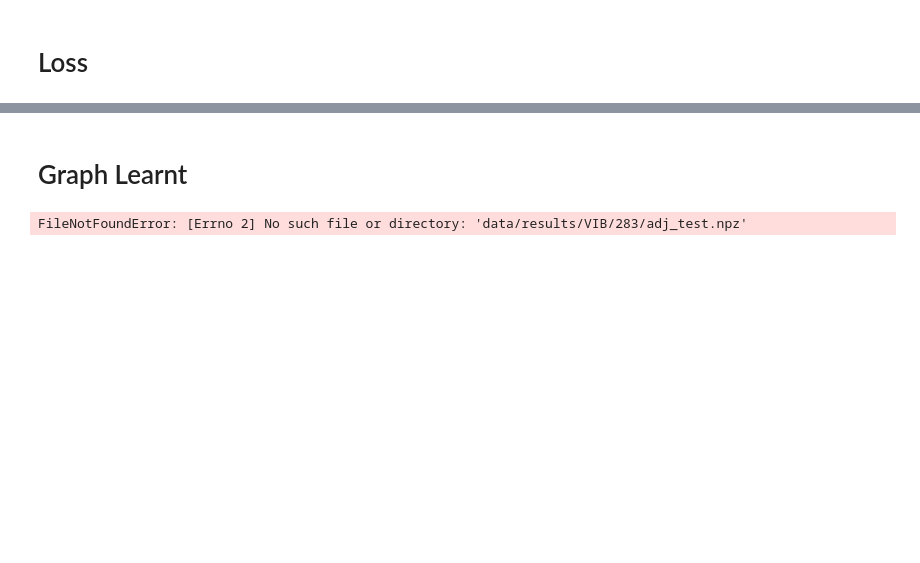
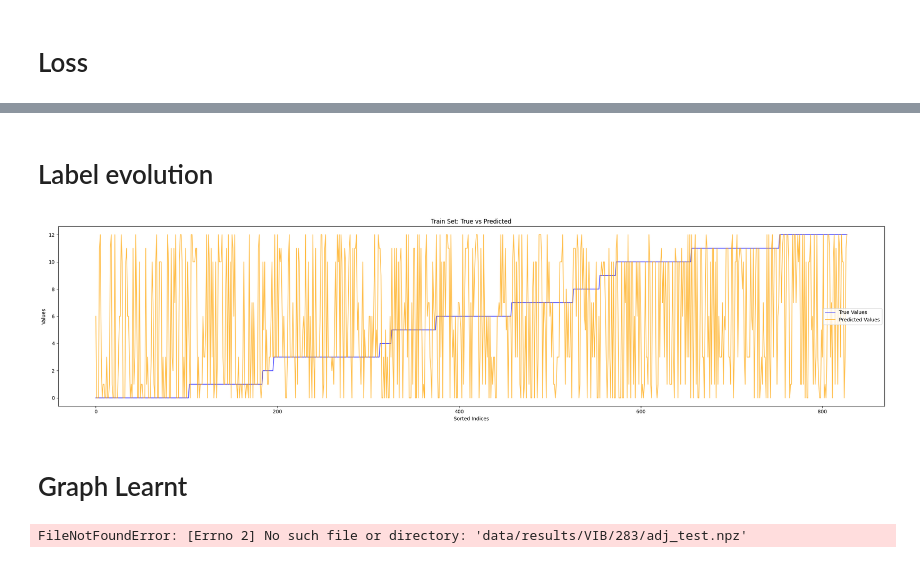
Before and after one commit to CS-433/ml-project-2-zenconvolutionalgraph, a Jupyter notebook: VIB/interpretation_VIB.ipynb, the cells around one changed output, grey strips where cells are left out. Saved outputs shown, nothing was run; the diff lists cells and outputs as text; code cells hidden in the pictures; blank space fills up the shorter version.

```diff
--- a/VIB/interpretation_VIB.ipynb
+++ b/VIB/interpretation_VIB.ipynb
@@ -524,3 +524,44 @@ plt.show()
+# %% [markdown]
+# Label evolution
+# %%
+y_pred_train = np.array(results_dict["pred_y_train"])  # Convert to NumPy array if necessary
+y_true_train = np.array(results_dict["y_train"])      # Convert to NumPy array if necessary
+y_pred_test = np.array(results_dict["pred_y_test"])   # Convert to NumPy array if necessary
+y_true_test = np.array(results_dict["y_test"])        # Convert to NumPy array if necessary
+
+# Sort true values and corresponding predictions
+sorted_indices_train = np.argsort(y_true_train)
+y_true_train_sorted = y_true_train[sorted_indices_train]
+y_pred_train_sorted = y_pred_train[sorted_indices_train]
+
+sorted_indices_test = np.argsort(y_true_test)
+y_true_test_sorted = y_true_test[sorted_indices_test]
+y_pred_test_sorted = y_pred_test[sorted_indices_test]
+
+# Create a figure with two subplots (2 rows, 2 columns)
+fig, axes = plt.subplots( figsize=(24, 6))
+
+# Plot for training set
+axes.plot(range(len(y_true_train_sorted)), y_true_train_sorted, label="True Values", color='blue', alpha=0.7)
+axes.plot(range(len(y_pred_train_sorted)), y_pred_train_sorted, label="Predicted Values", color='orange', alpha=0.7)
+axes.set_title("Train Set: True vs Predicted")
+axes.set_xlabel("Sorted Indices")
+axes.set_ylabel("Values")
+axes.legend()
+
+# # Plot for test set
+# axes[1].plot(range(len(y_true_test_sorted)), y_true_test_sorted, label="True Values", color='blue', alpha=0.7)
+# axes[1].plot(range(len(y_pred_test_sorted)), y_pred_test_sorted, label="Predicted Values", color='orange', alpha=0.7)
+# axes[1].set_title("Test Set: True vs Predicted")
+# axes[1].set_xlabel("Sorted Indices")
+# axes[1].set_ylabel("Values")
+# axes[1].legend()
+
+# Adjust layout for better spacing
+plt.tight_layout()
+plt.show()
+# %% [output]
+[figure, added]
 # %% [markdown]
 # Graph Learnt
 # %%
```
Also changed, not shown: parts of 4 cells of this notebook, 3 other files.
